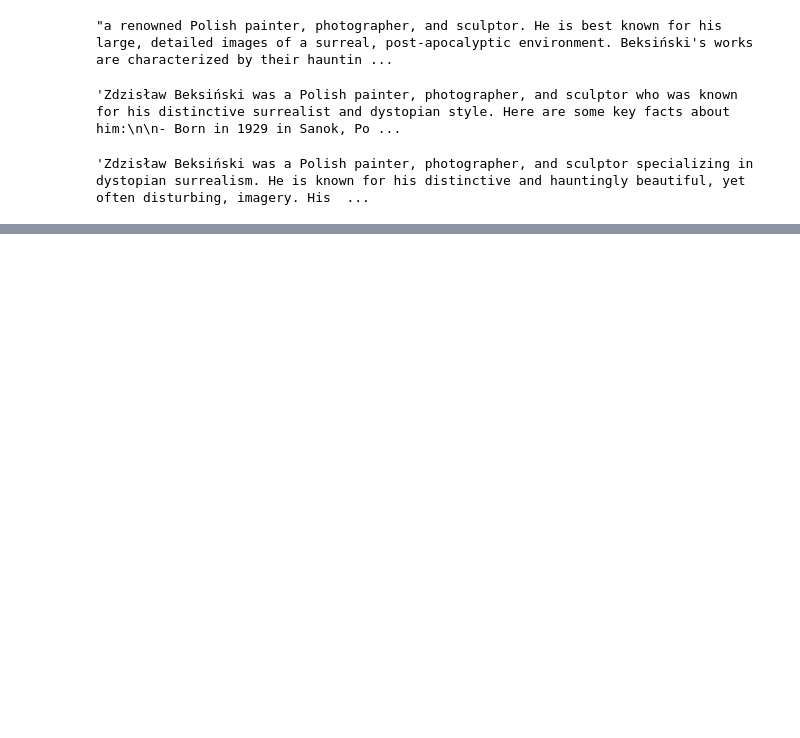
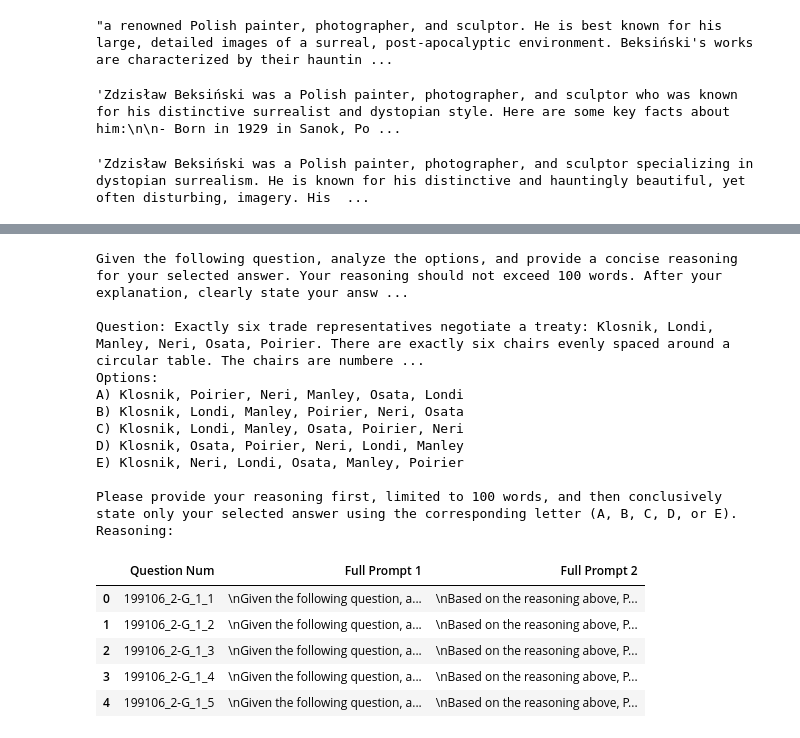
Before and after one commit to NoamMichael/Comparing-Confidence-in-LLMs, a Jupyter notebook: LSAT_Benchmarking.ipynb, the cells around one changed output, grey strips where cells are left out. Drawn from its saved outputs; the diff is of its cells as text; code cells hidden in the pictures; blank space fills up the shorter version.

```diff
--- a/LSAT_Benchmarking.ipynb
+++ b/LSAT_Benchmarking.ipynb
@@ -428,6 +483,32 @@ if num_options < 5: ## ABCD
 
 sys_prompt1 = sys_prompt_temp1
 sys_prompt2 = sys_prompt_temp2
+# %%
+new_dataset = format_df(dataset)
+new_dataset.head()
+
+new_test_prompt = new_dataset['Full Prompt 1'][0]
+print(new_test_prompt)
+display(new_dataset.head())
+# %% [output]
+Given the following question, analyze the options, and provide a concise reasoning for your selected answer. Your reasoning should not exceed 100 words. After your explanation, clearly state your answ ...
+
+Question: Exactly six trade representatives negotiate a treaty: Klosnik, Londi, Manley, Neri, Osata, Poirier. There are exactly six chairs evenly spaced around a circular table. The chairs are numbere ...
+Options:
+A) Klosnik, Poirier, Neri, Manley, Osata, Londi
+B) Klosnik, Londi, Manley, Poirier, Neri, Osata
+C) Klosnik, Londi, Manley, Osata, Poirier, Neri
+D) Klosnik, Osata, Poirier, Neri, Londi, Manley
+E) Klosnik, Neri, Londi, Osata, Manley, Poirier
+
+Please provide your reasoning first, limited to 100 words, and then conclusively state only your selected answer using the corresponding letter (A, B, C, D, or E).
+Reasoning:
+|  | Question Num | Full Prompt 1 | Full Prompt 2 |
+| 0 | 199106_2-G_1_1 | \nGiven the following question, a... | \nBased on the reasoning above, P... |
+| 1 | 199106_2-G_1_2 | \nGiven the following question, a... | \nBased on the reasoning above, P... |
+| 2 | 199106_2-G_1_3 | \nGiven the following question, a... | \nBased on the reasoning above, P... |
+| 3 | 199106_2-G_1_4 | \nGiven the following question, a... | \nBased on the reasoning above, P... |
+| 4 | 199106_2-G_1_5 | \nGiven the following question, a... | \nBased on the reasoning above, P... |
 # %%
 ## %%%%
 ## Minor edits needed to generalize to other datasets
```
Also changed, not shown: parts of 11 cells of this notebook.
